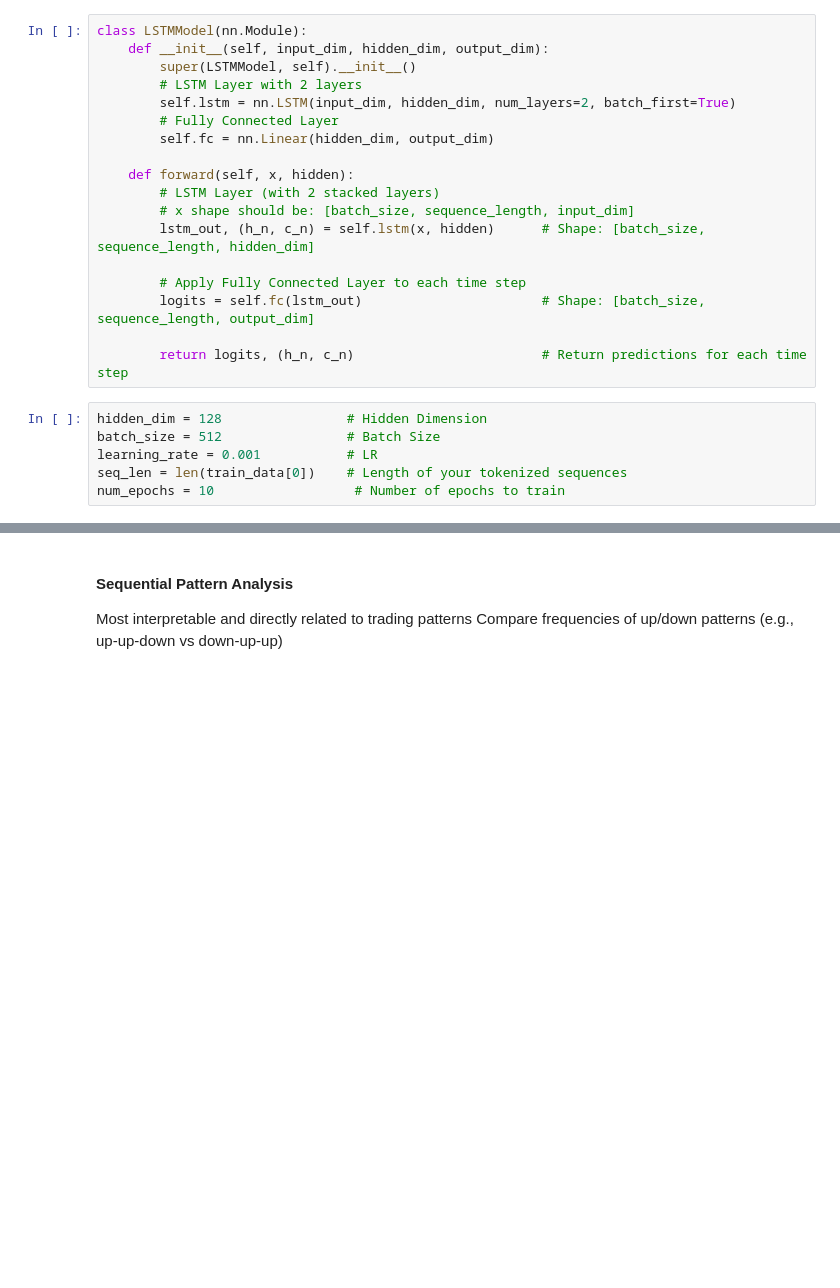
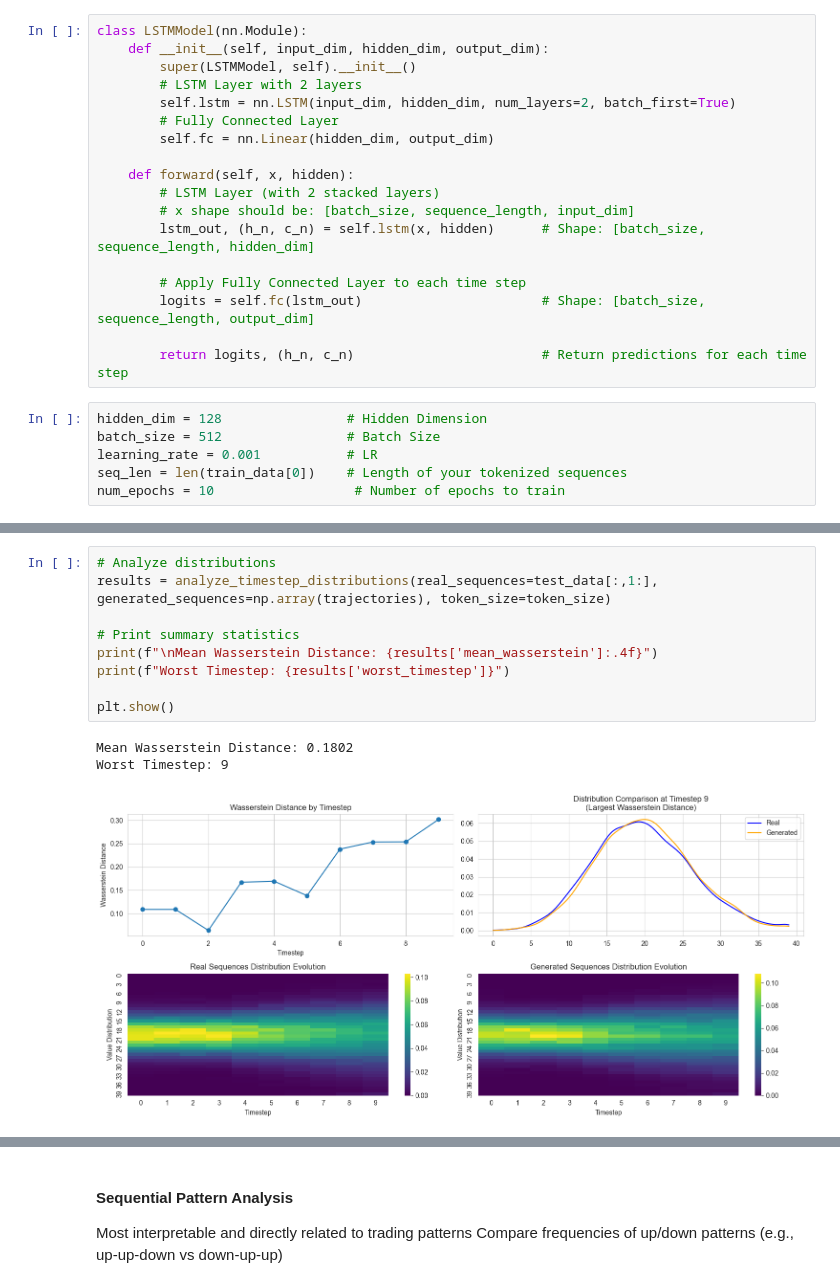
Before and after one commit to FrensiZ/adversial_learning, a Jupyter notebook: adversial_learning_AR.ipynb, the cells around one changed output, grey strips where cells are left out. Drawn from its saved outputs; the diff is of its cells as text; blank space fills up the shorter version.

```diff
--- a/adversial_learning_AR.ipynb
+++ b/adversial_learning_AR.ipynb
@@ -560,3 +653,16 @@ TypeError: forward() missing 1 required positional argument: 'hidden'
+# %%
+# Analyze distributions
+results = analyze_timestep_distributions(real_sequences=test_data[:,1:], generated_sequences=np.array(trajectories), token_size=token_size)
+
+# Print summary statistics
+print(f"\nMean Wasserstein Distance: {results['mean_wasserstein']:.4f}")
+print(f"Worst Timestep: {results['worst_timestep']}")
+
+plt.show()
+# %% [output]
+Mean Wasserstein Distance: 0.1802
+Worst Timestep: 9
+[figure, added]
 # %%
 class Discriminator(nn.Module):
     def __init__(self, sequence_length, hidden_size):
```
Also changed, not shown: parts of 15 cells of this notebook, 1 other file.
